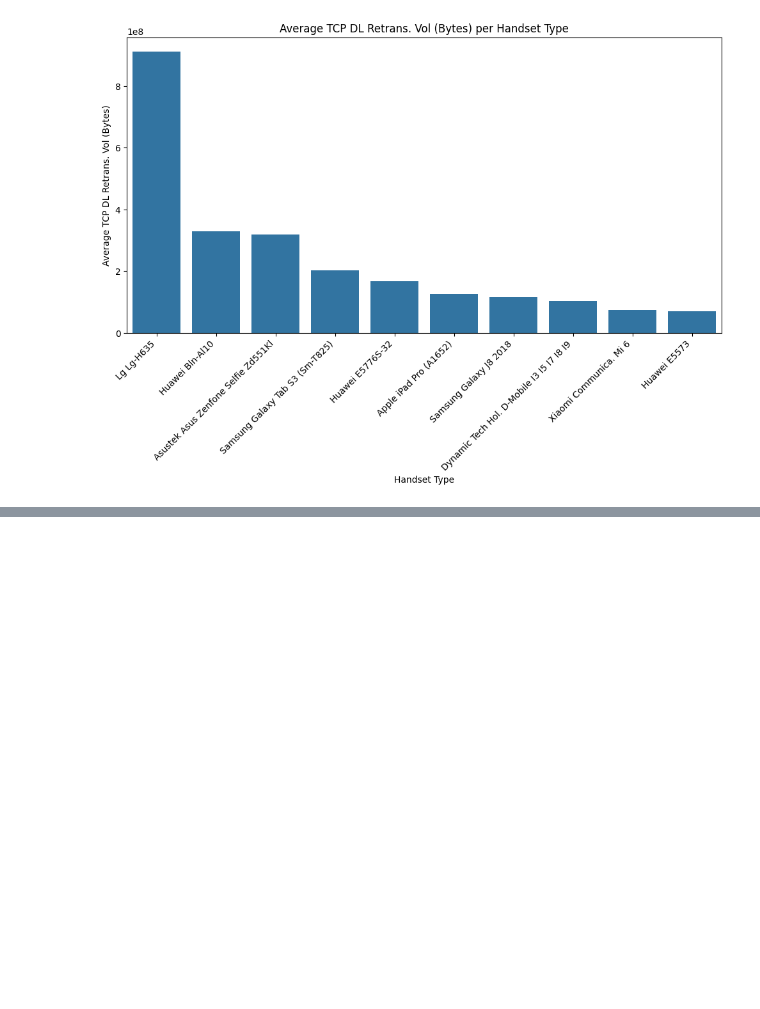
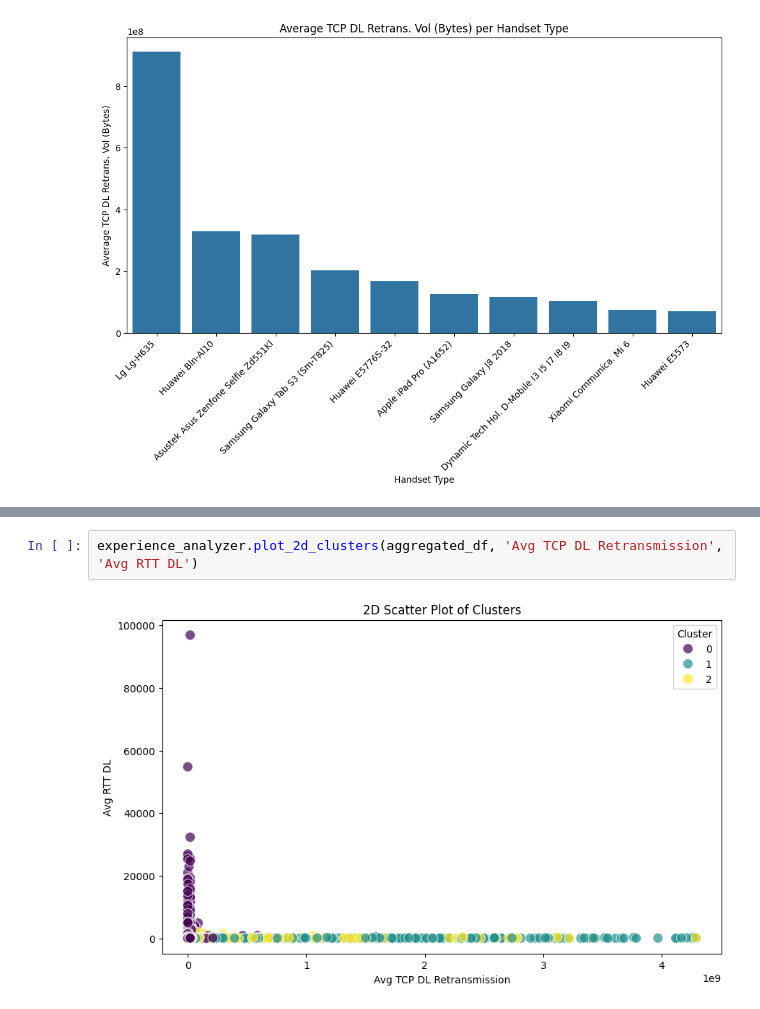
Before and after one commit to GetieBalew24/TellCo_Telecom_Analysis, a Jupyter notebook: notebooks/user_experience_analysis.ipynb, the cells around one changed output, grey strips where cells are left out. Drawn from its saved outputs; the diff is of its cells as text; blank space fills up the shorter version.

Commit message:
K-Means Clustering to group customers based on experience

```diff
--- a/notebooks/user_experience_analysis.ipynb
+++ b/notebooks/user_experience_analysis.ipynb
@@ -161,0 +176,4 @@ experience_analyzer.plot_top_10_tcp_retransmission(df)
+# %%
+experience_analyzer.plot_2d_clusters(aggregated_df, 'Avg TCP DL Retransmission', 'Avg RTT DL')
+# %% [output]
+[figure, added]
```
Also changed, not shown: parts of 2 cells of this notebook, 1 other file.
